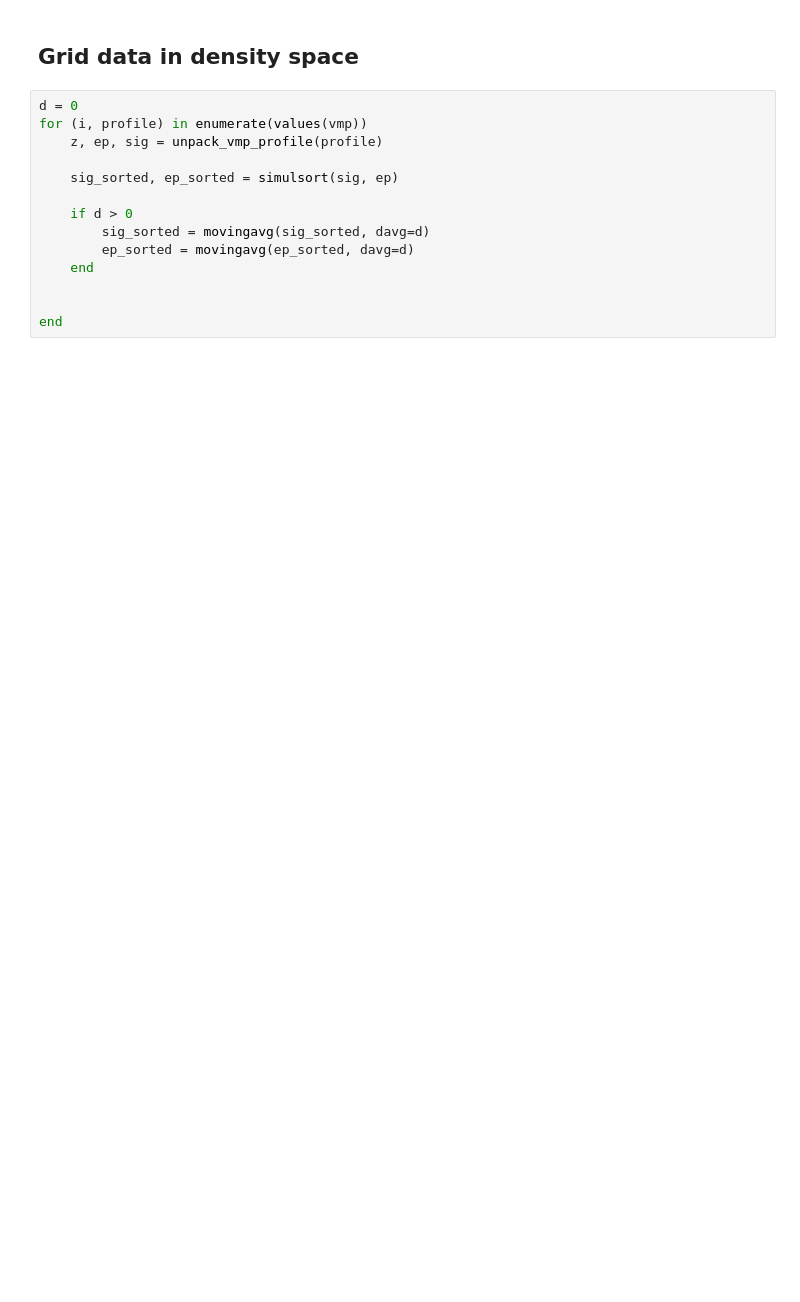
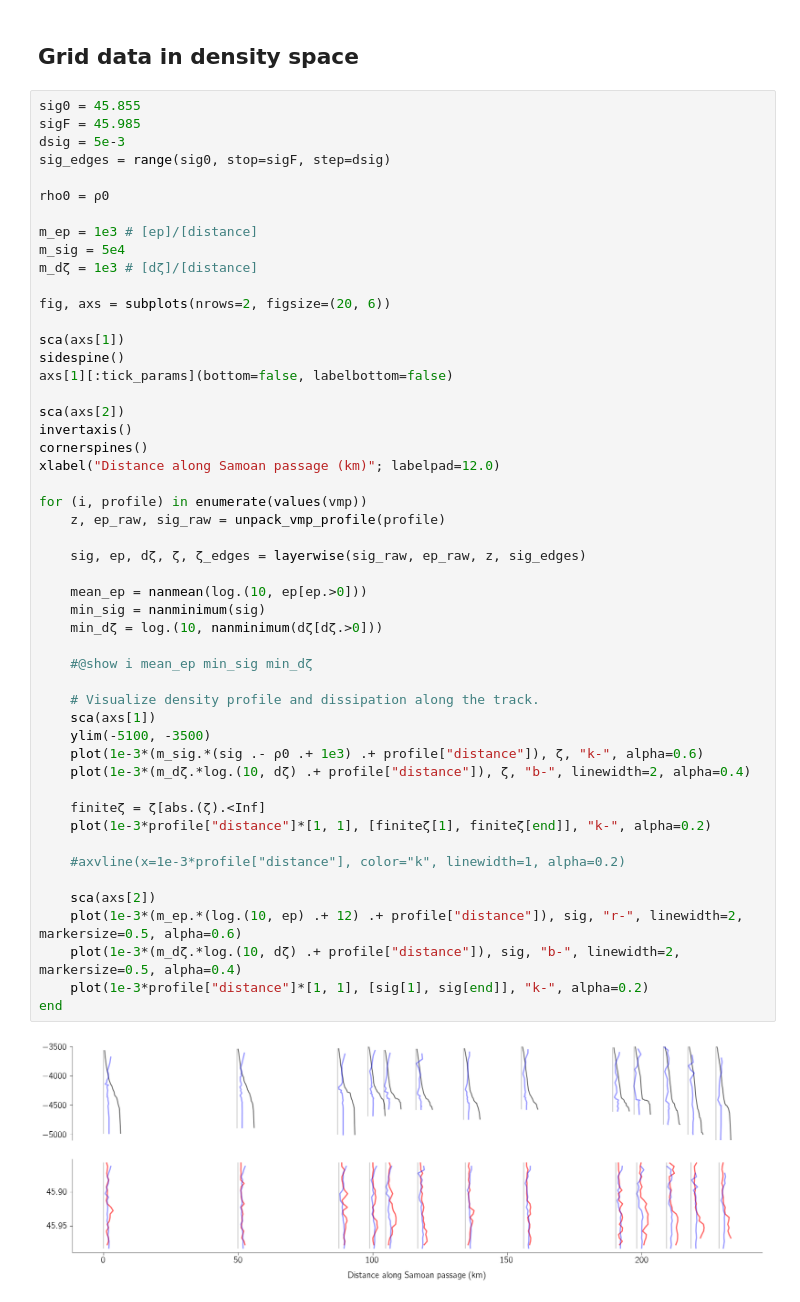
Before and after one commit to glwagner/SqueezeDispersionGRL, a Jupyter notebook: notebooks/analysis.ipynb, the cells around one changed output. Saved outputs shown, nothing was run; the diff lists cells and outputs as text; blank space fills up the shorter version.

```diff
--- a/notebooks/analysis.ipynb
+++ b/notebooks/analysis.ipynb
@@ -207,16 +396,54 @@ end
 # %% [markdown]
 ## Grid data in density space
-# %%
-d = 0
-for (i, profile) in enumerate(values(vmp))
-    z, ep, sig = unpack_vmp_profile(profile)
-
-    sig_sorted, ep_sorted = simulsort(sig, ep)
-
-    if d > 0
-        sig_sorted = movingavg(sig_sorted, davg=d)
-        ep_sorted = movingavg(ep_sorted, davg=d)
-    end
-
-
-end
+# %%
+sig0 = 45.855
+sigF = 45.985
+dsig = 5e-3
+sig_edges = range(sig0, stop=sigF, step=dsig)
+
+rho0 = ρ0
+
+m_ep = 1e3 # [ep]/[distance]
+m_sig = 5e4
+m_dζ = 1e3 # [dζ]/[distance]
+
+fig, axs = subplots(nrows=2, figsize=(20, 6))
+
+sca(axs[1])
+sidespine()
+axs[1][:tick_params](bottom=false, labelbottom=false)
+
+sca(axs[2])
+invertaxis()
+cornerspines()
+xlabel("Distance along Samoan passage (km)"; labelpad=12.0)
+
+for (i, profile) in enumerate(values(vmp))
+    z, ep_raw, sig_raw = unpack_vmp_profile(profile)
+
+    sig, ep, dζ, ζ, ζ_edges = layerwise(sig_raw, ep_raw, z, sig_edges)
+
+    mean_ep = nanmean(log.(10, ep[ep.>0]))
+    min_sig = nanminimum(sig)
+    min_dζ = log.(10, nanminimum(dζ[dζ.>0]))
+
+    #@show i mean_ep min_sig min_dζ
+
+    # Visualize density profile and dissipation along the track.
+    sca(axs[1])
+    ylim(-5100, -3500)
+    plot(1e-3*(m_sig.*(sig .- ρ0 .+ 1e3) .+ profile["distance"]), ζ, "k-", alpha=0.6)
+    plot(1e-3*(m_dζ.*log.(10, dζ) .+ profile["distance"]), ζ, "b-", linewidth=2, alpha=0.4)
+
+    finiteζ = ζ[abs.(ζ).<Inf]
+    plot(1e-3*profile["distance"]*[1, 1], [finiteζ[1], finiteζ[end]], "k-", alpha=0.2)
+
+    #axvline(x=1e-3*profile["distance"], color="k", linewidth=1, alpha=0.2)
+
+    sca(axs[2])
+    plot(1e-3*(m_ep.*(log.(10, ep) .+ 12) .+ profile["distance"]), sig, "r-", linewidth=2, markersize=0.5, alpha=0.6)
+    plot(1e-3*(m_dζ.*log.(10, dζ) .+ profile["distance"]), sig, "b-", linewidth=2, markersize=0.5, alpha=0.4)
+    plot(1e-3*profile["distance"]*[1, 1], [sig[1], sig[end]], "k-", alpha=0.2)
+end
+# %% [output]
+[figure, added]
```
Also changed, not shown: parts of 9 cells of this notebook, 4 other files.
